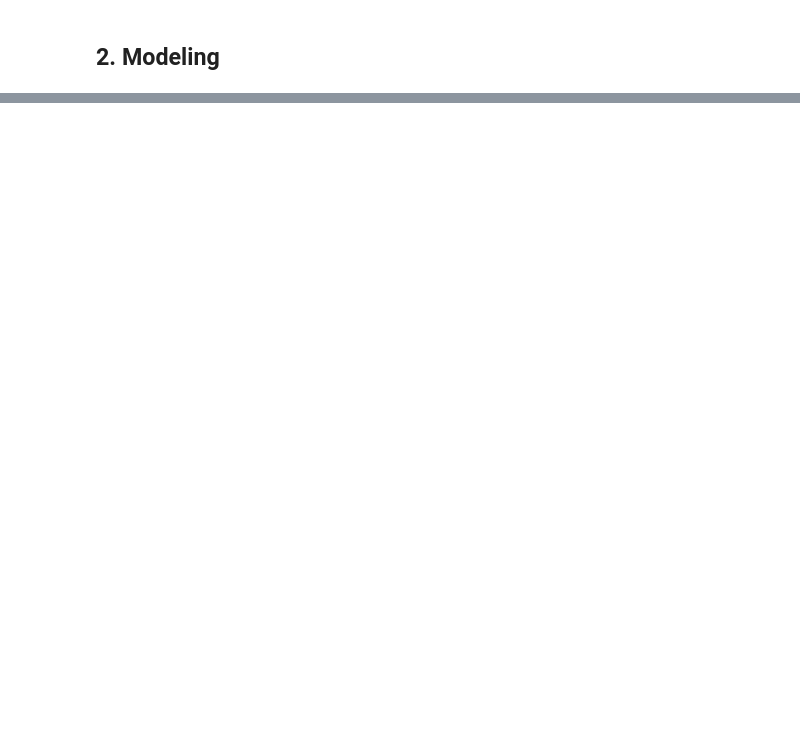
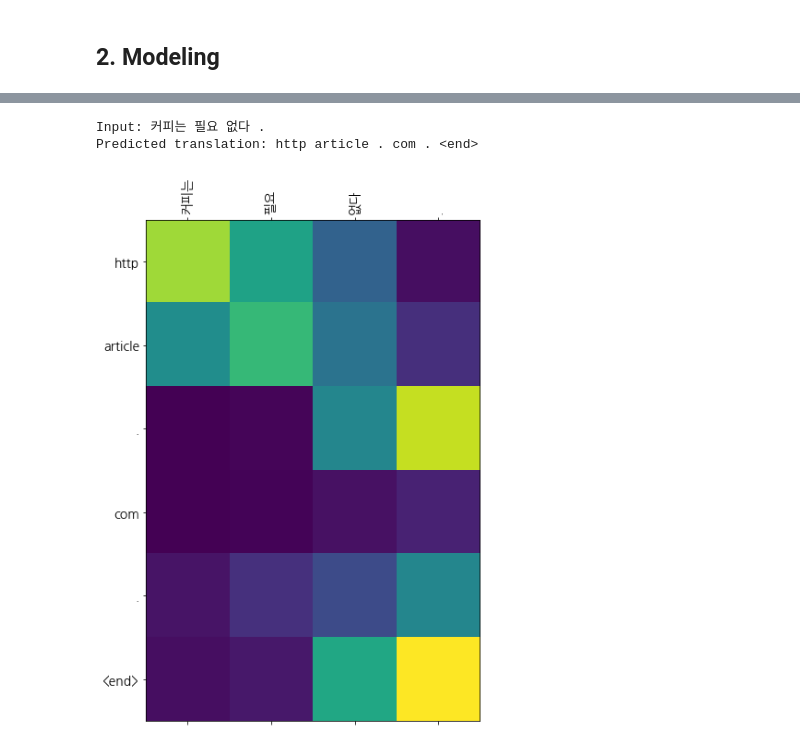
Before and after one commit to justin-on-it/AIFFEL_Explorations, a Jupyter notebook: [GD_04]_NLP_Seq2seq.ipynb, the cells around one changed output, grey strips where cells are left out. Cells and saved outputs as stored; diff of their text form; code cells hidden in the pictures; blank space fills up the shorter version.

```diff
--- a/[GD_04]_NLP_Seq2seq.ipynb
+++ b/[GD_04]_NLP_Seq2seq.ipynb
@@ -107,0 +700,7 @@ def fetch_data_path(dev_path=DEV_URL, test_path=TEST_URL, train_path=TRAIN_URL):
+# %%
+# 예문 3
+translate("커피는 필요 없다.", encoder, decoder)
+# %% [output]
+Input: 커피는 필요 없다 .
+Predicted translation: http article . com . <end>
+[figure, added]
```
Also changed, not shown: parts of 34 cells of this notebook.
